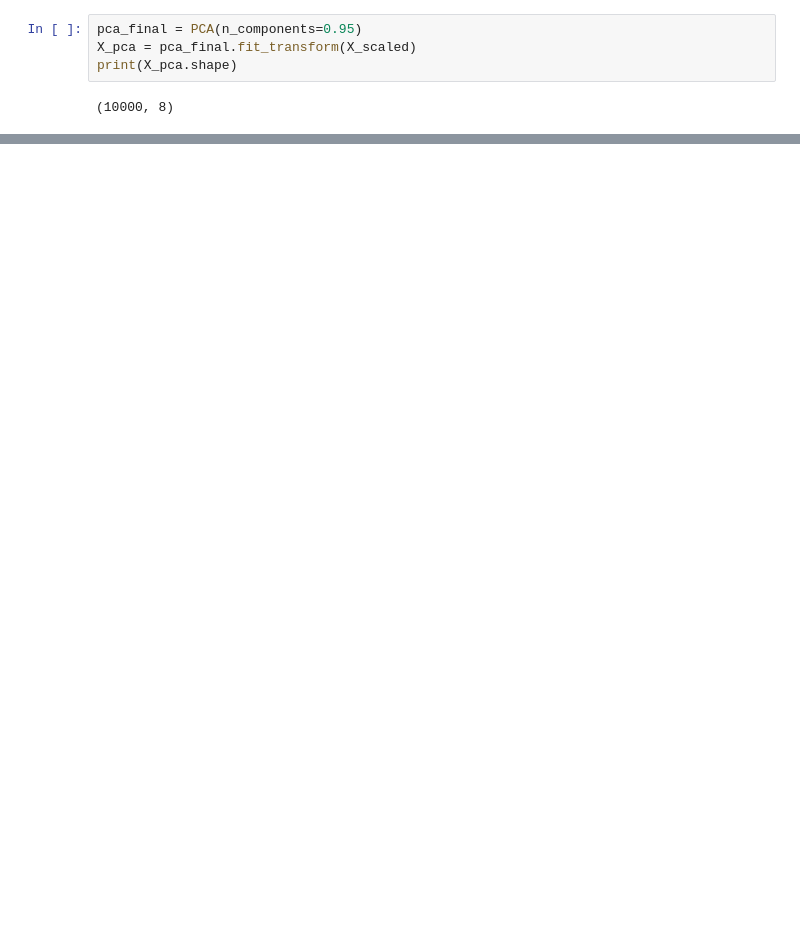
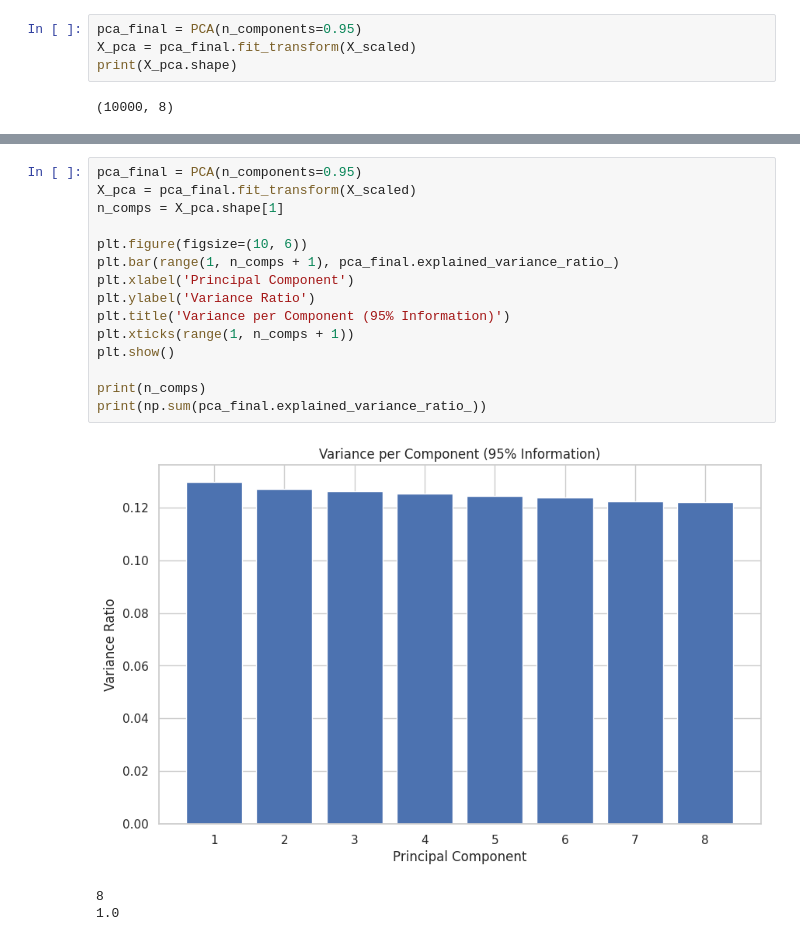
Before and after one commit to YamenObeidat/Activity-3--DBSCAN-PCA, a Jupyter notebook: final_project_2.ipynb, the cells around one changed output, grey strips where cells are left out. Cells and saved outputs as stored; diff of their text form; blank space fills up the shorter version.

```diff
--- a/final_project_2.ipynb
+++ b/final_project_2.ipynb
@@ -134,0 +165,19 @@ print(X_pca.shape)
+# %%
+pca_final = PCA(n_components=0.95)
+X_pca = pca_final.fit_transform(X_scaled)
+n_comps = X_pca.shape[1]
+
+plt.figure(figsize=(10, 6))
+plt.bar(range(1, n_comps + 1), pca_final.explained_variance_ratio_)
+plt.xlabel('Principal Component')
+plt.ylabel('Variance Ratio')
+plt.title('Variance per Component (95% Information)')
+plt.xticks(range(1, n_comps + 1))
+plt.show()
+
+print(n_comps)
+print(np.sum(pca_final.explained_variance_ratio_))
+# %% [output]
+[figure, added]
+8
+1.0
```
Also changed, not shown: parts of 4 cells of this notebook.
